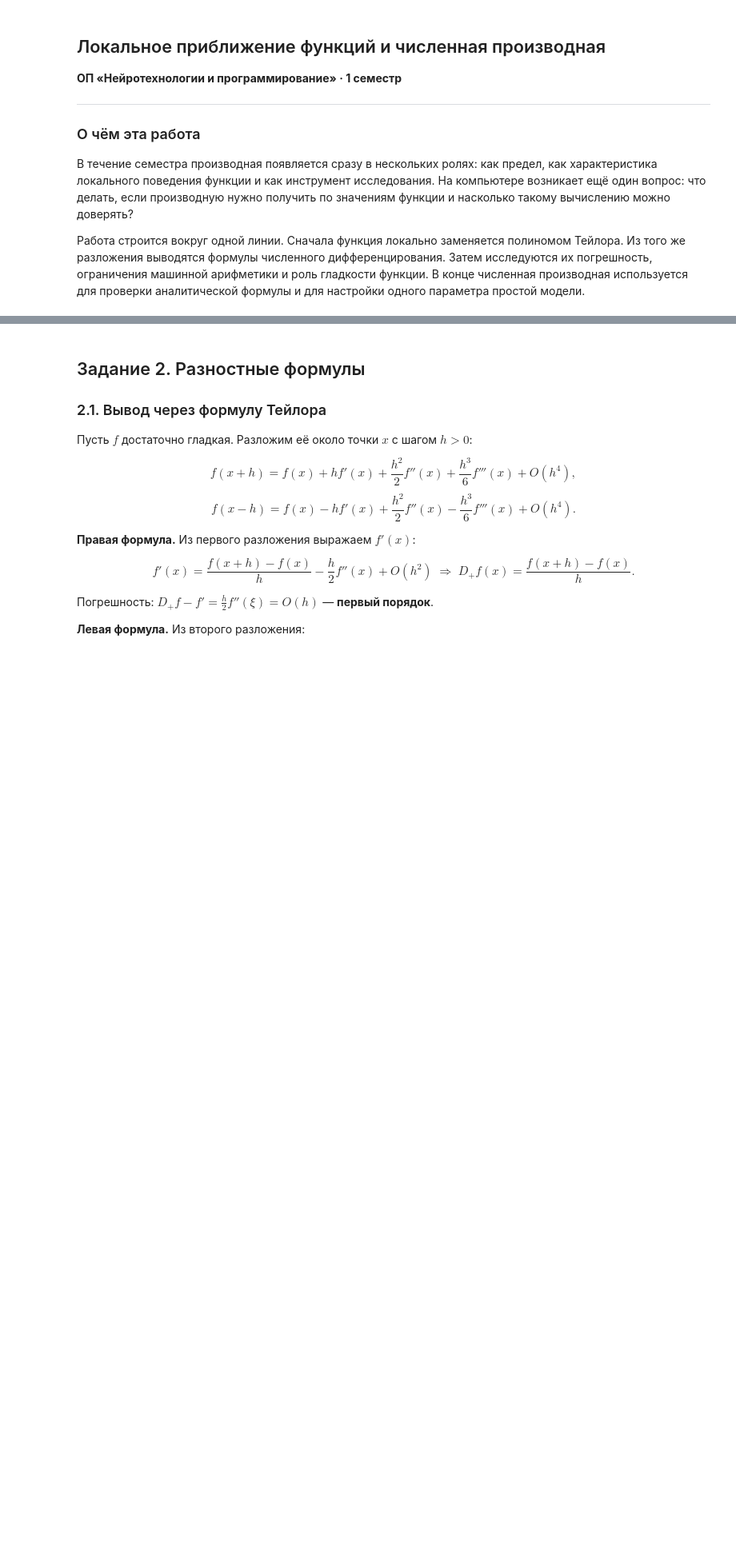
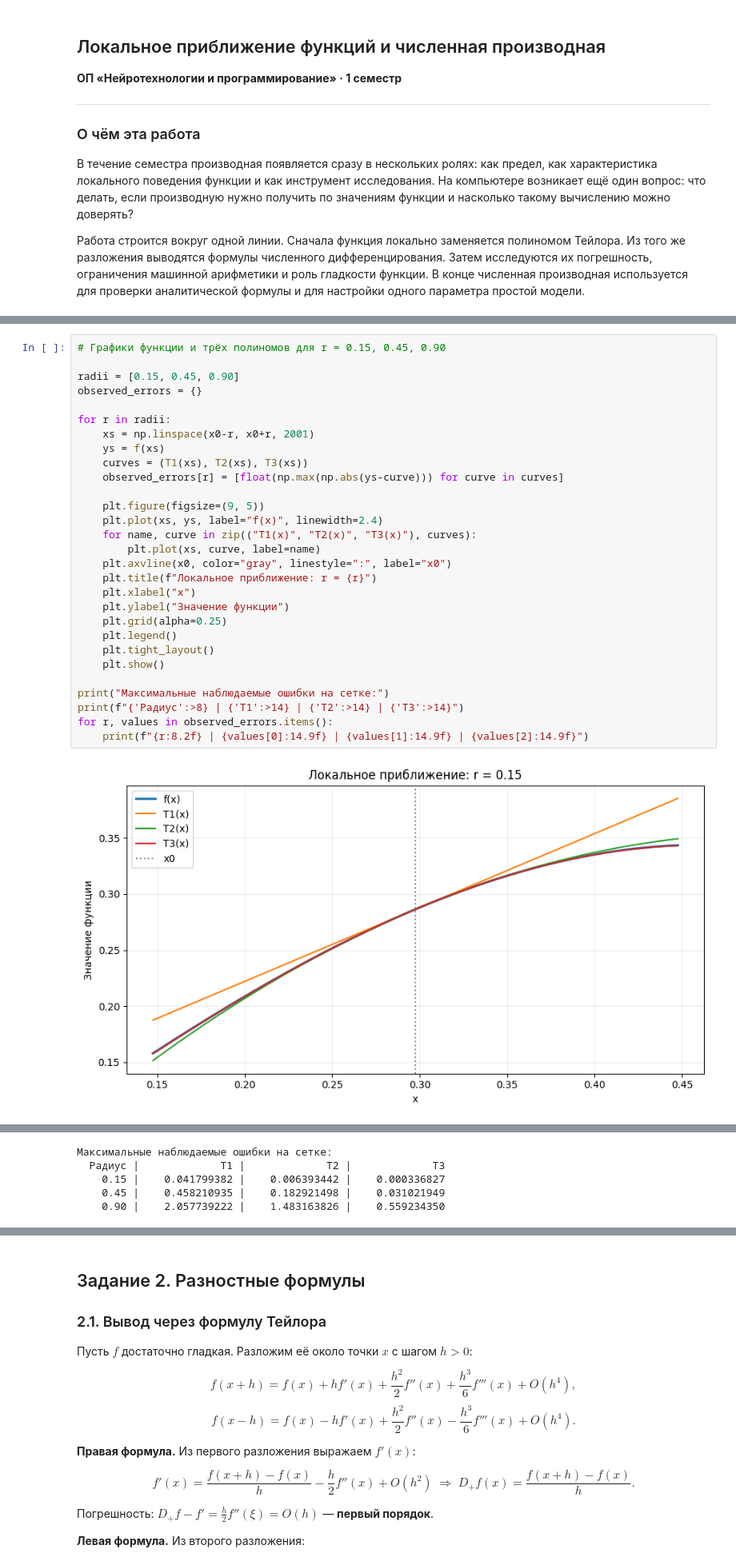
Before and after one commit to y9matoJava/lab_matan_number_one, a Jupyter notebook: solution.ipynb, the cells around one changed output, grey strips where cells are left out. Shown at 80% size. Drawn from its saved outputs; the diff is of its cells as text; blank space fills up the shorter version.

```diff
--- a/solution.ipynb
+++ b/solution.ipynb
@@ -69,0 +194,31 @@ print("f'(x0) точно =", exact)
+# %%
+# Графики функции и трёх полиномов для r = 0.15, 0.45, 0.90
+
+radii = [0.15, 0.45, 0.90]
+observed_errors = {}
+
+for r in radii:
+    xs = np.linspace(x0-r, x0+r, 2001)
+    ys = f(xs)
+    curves = (T1(xs), T2(xs), T3(xs))
+    observed_errors[r] = [float(np.max(np.abs(ys-curve))) for curve in curves]
+
+    plt.figure(figsize=(9, 5))
+    plt.plot(xs, ys, label="f(x)", linewidth=2.4)
+    for name, curve in zip(("T1(x)", "T2(x)", "T3(x)"), curves):
+        plt.plot(xs, curve, label=name)
+    plt.axvline(x0, color="gray", linestyle=":", label="x0")
+    plt.title(f"Локальное приближение: r = {r}")
+    plt.xlabel("x")
+    plt.ylabel("Значение функции")
+    plt.grid(alpha=0.25)
+    plt.legend()
+    plt.tight_layout()
+    plt.show()
+
+print("Максимальные наблюдаемые ошибки на сетке:")
+print(f"{'Радиус':>8} | {'T1':>14} | {'T2':>14} | {'T3':>14}")
+for r, values in observed_errors.items():
+    print(f"{r:8.2f} | {values[0]:14.9f} | {values[1]:14.9f} | {values[2]:14.9f}")
+# %% [output]
+[figure, added]
@@ -69,0 +227,5 @@ print("f'(x0) точно =", exact)
+Максимальные наблюдаемые ошибки на сетке:
+  Радиус |             T1 |             T2 |             T3
+    0.15 |    0.041799382 |    0.006393442 |    0.000336827
+    0.45 |    0.458210935 |    0.182921498 |    0.031021949
+    0.90 |    2.057739222 |    1.483163826 |    0.559234350
```
Also changed, not shown: parts of 22 cells of this notebook.
